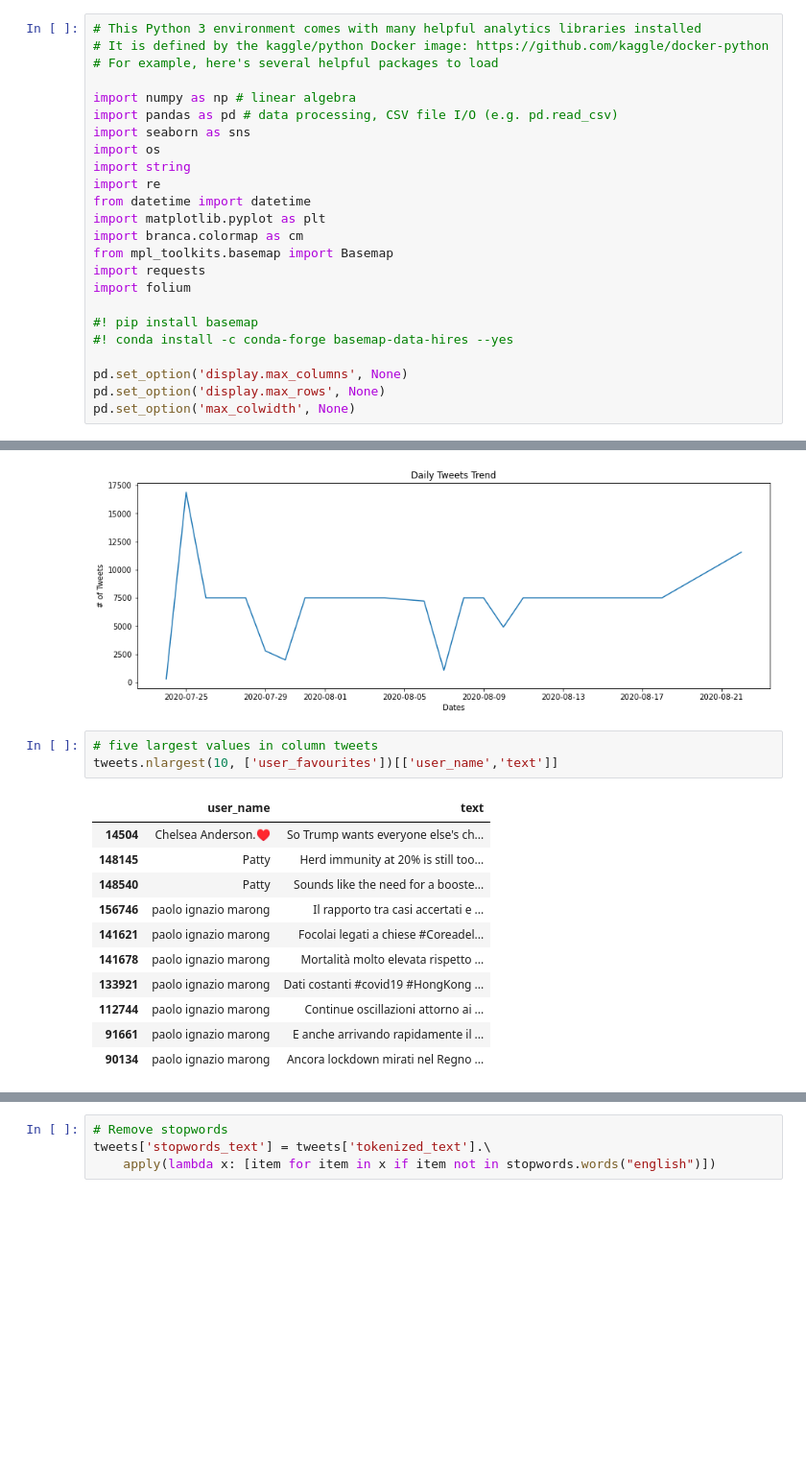
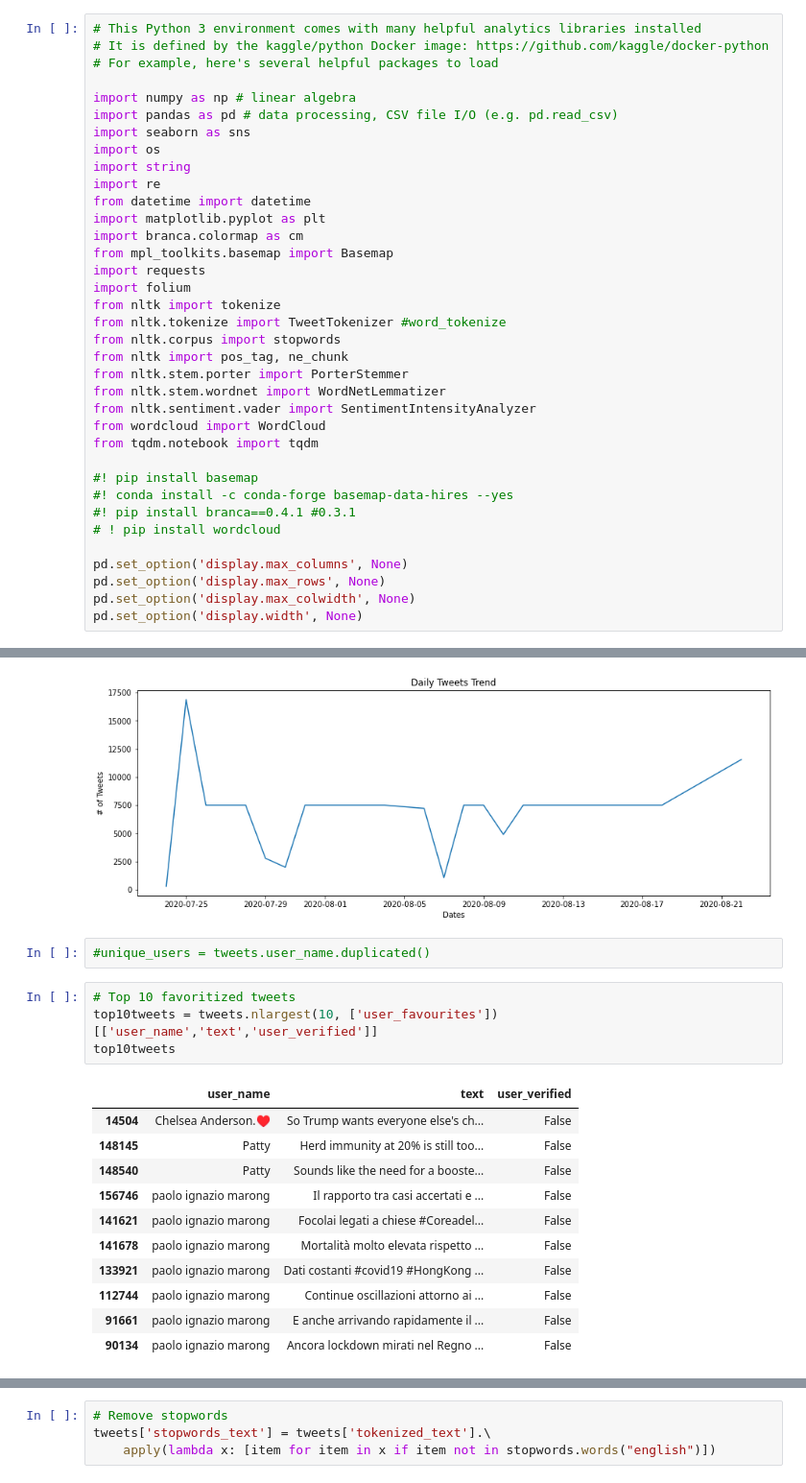
Before and after one commit to ArushiC/COVID-19-Tweets-Analysis, a Jupyter notebook: covid19-tweets.ipynb, the cells around one changed output, grey strips where cells are left out. Shown at 96% size. Saved outputs shown, nothing was run; the diff lists cells and outputs as text; blank space fills up the shorter version.

```diff
--- a/covid19-tweets.ipynb
+++ b/covid19-tweets.ipynb
@@ -20,13 +20,25 @@ import branca.colormap as cm
 from mpl_toolkits.basemap import Basemap
 import requests
 import folium
+from nltk import tokenize
+from nltk.tokenize import TweetTokenizer #word_tokenize
+from nltk.corpus import stopwords
+from nltk import pos_tag, ne_chunk
+from nltk.stem.porter import PorterStemmer
+from nltk.stem.wordnet import WordNetLemmatizer
+from nltk.sentiment.vader import SentimentIntensityAnalyzer
+from wordcloud import WordCloud
+from tqdm.notebook import tqdm
 
 #! pip install basemap
 #! conda install -c conda-forge basemap-data-hires --yes
+#! pip install branca==0.4.1 #0.3.1
+# ! pip install wordcloud
 
 pd.set_option('display.max_columns', None)
 pd.set_option('display.max_rows', None)
-pd.set_option('max_colwidth', None)
+pd.set_option('display.max_colwidth', None)
+pd.set_option('display.width', None)
 # %%
 # Input data files are available in the read-only "../input/" directory
 # For example, running this (by clicking run or pressing Shift+Enter) will list all files under the input directory
@@ -283,18 +328,21 @@ plt.ylabel('# of Tweets')
 plt.show()
 # %% [output]
 [figure]
+# %%
+#unique_users = tweets.user_name.duplicated()
 # %%
-# five largest values in column tweets
-tweets.nlargest(10, ['user_favourites'])[['user_name','text']]
+# Top 10 favoritized tweets
+top10tweets = tweets.nlargest(10, ['user_favourites'])[['user_name','text','user_verified']]
+top10tweets
 # %% [output]
-|  | user_name | text |
-| 14504 | Chelsea Anderson.♥️ | So Trump wants everyone else's ch... |
-| 148145 | Patty | Herd immunity at 20% is still too... |
-| 148540 | Patty | Sounds like the need for a booste... |
-| 156746 | paolo ignazio marong | Il rapporto tra casi accertati e ... |
-| 141621 | paolo ignazio marong | Focolai legati a chiese #Coreadel... |
-| 141678 | paolo ignazio marong | Mortalità molto elevata rispetto ... |
-| 133921 | paolo ignazio marong | Dati costanti #covid19 #HongKong ... |
-| 112744 | paolo ignazio marong | Continue oscillazioni attorno ai ... |
-| 91661 | paolo ignazio marong | E anche arrivando rapidamente il ... |
-| 90134 | paolo ignazio marong | Ancora lockdown mirati nel Regno ... |
+|  | user_name | text | user_verified |
+| 14504 | Chelsea Anderson.♥️ | So Trump wants everyone else's ch... | False |
+| 148145 | Patty | Herd immunity at 20% is still too... | False |
+| 148540 | Patty | Sounds like the need for a booste... | False |
+| 156746 | paolo ignazio marong | Il rapporto tra casi accertati e ... | False |
+| 141621 | paolo ignazio marong | Focolai legati a chiese #Coreadel... | False |
+| 141678 | paolo ignazio marong | Mortalità molto elevata rispetto ... | False |
+| 133921 | paolo ignazio marong | Dati costanti #covid19 #HongKong ... | False |
+| 112744 | paolo ignazio marong | Continue oscillazioni attorno ai ... | False |
+| 91661 | paolo ignazio marong | E anche arrivando rapidamente il ... | False |
+| 90134 | paolo ignazio marong | Ancora lockdown mirati nel Regno ... | False |
```
Also changed, not shown: parts of 30 cells of this notebook.
